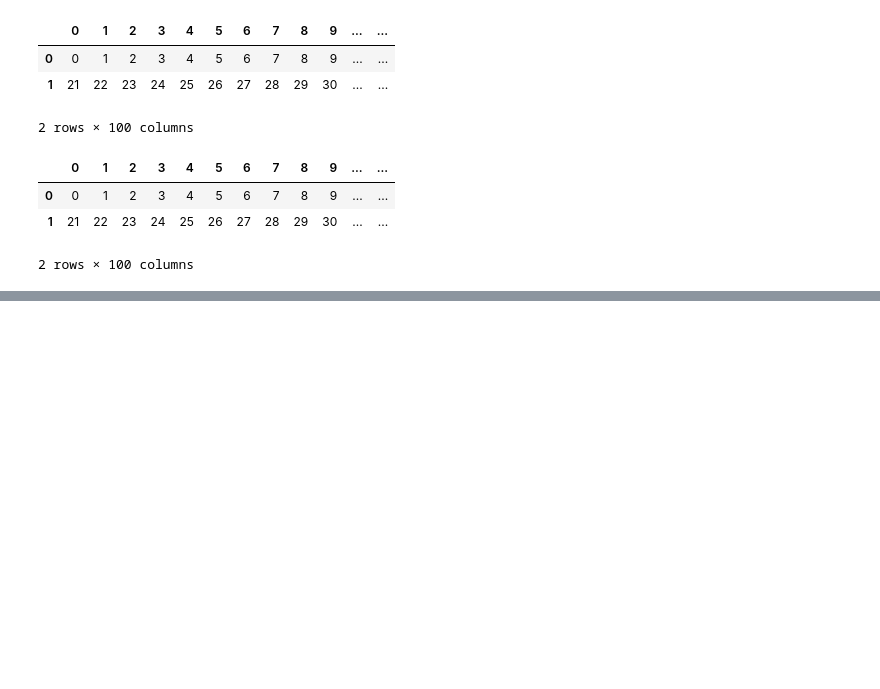
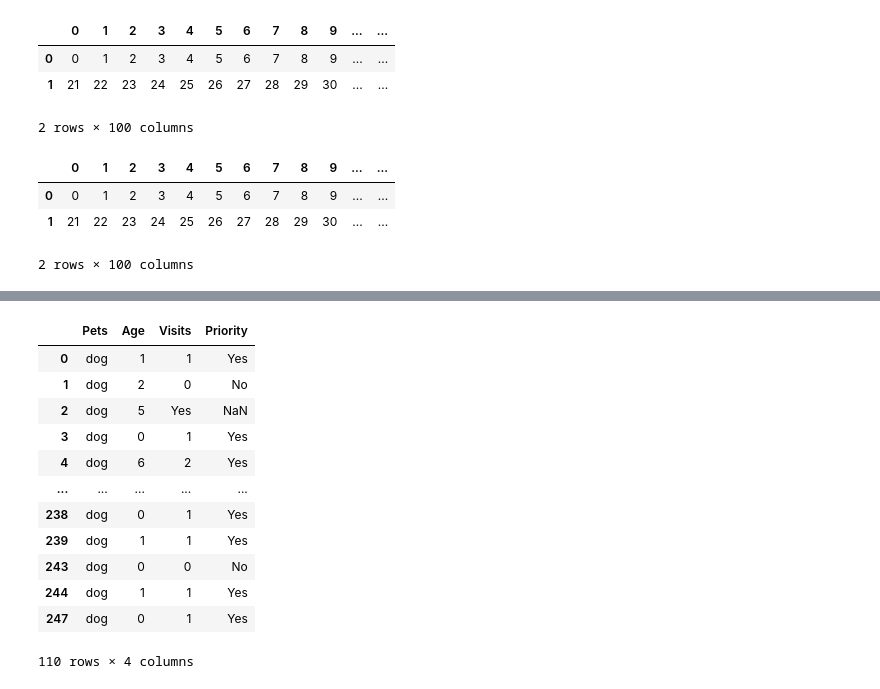
Before and after one commit to CodeBlue0001/data-analysis-Training, a Jupyter notebook: numpy.ipynb, the cells around one changed output, grey strips where cells are left out. Cells and saved outputs as stored; diff of their text form; code cells hidden in the pictures; blank space fills up the shorter version.

```diff
--- a/numpy.ipynb
+++ b/numpy.ipynb
@@ -70,0 +127,18 @@ plt.show()
+# %%
+# separeting dogs dataset
+dog_datset=pd.DataFrame(Dataset[Dataset["Pets"]=="dog"])
+dog_datset
+# %% [output]
+|  | Pets | Age | Visits | Priority |
+| 0 | dog | 1 | 1 | Yes |
+| 1 | dog | 2 | 0 | No |
+| 2 | dog | 5 | Yes | NaN |
+| 3 | dog | 0 | 1 | Yes |
+| 4 | dog | 6 | 2 | Yes |
+| ... | ... | ... | ... | ... |
+| 238 | dog | 0 | 1 | Yes |
+| 239 | dog | 1 | 1 | Yes |
+| 243 | dog | 0 | 0 | No |
+| 244 | dog | 1 | 1 | Yes |
+| 247 | dog | 0 | 1 | Yes |
+110 rows × 4 columns
```
Also changed, not shown: parts of 8 cells of this notebook.
